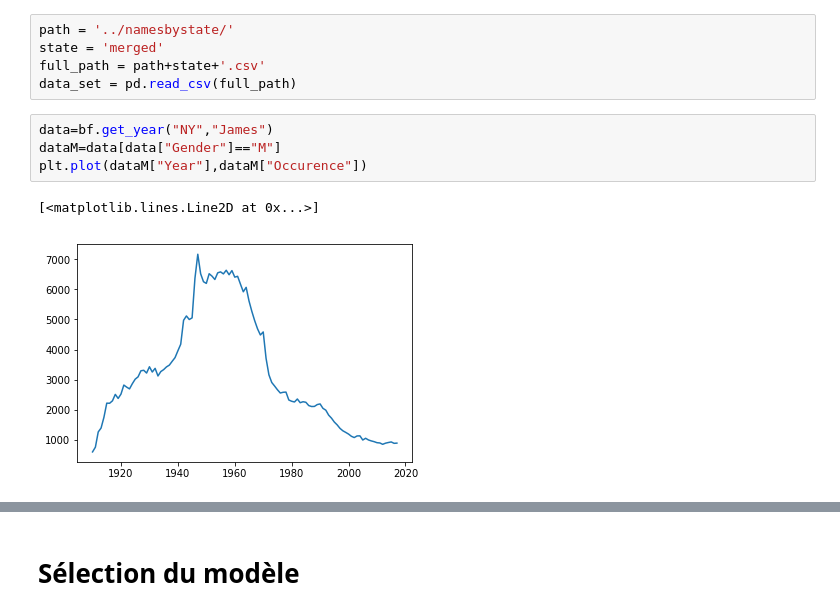
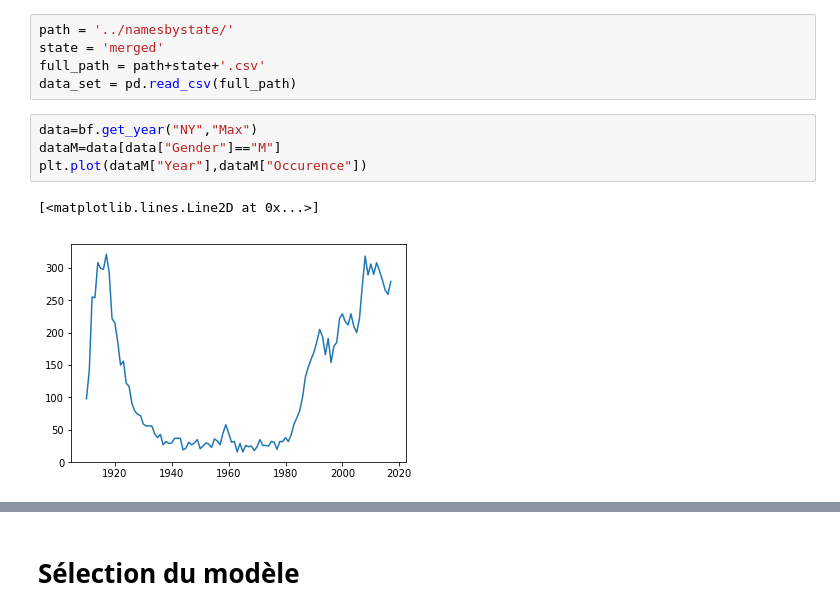
Before and after one commit to Louis-Dupont/ML_Project, a Jupyter notebook: arima.ipynb, the cells around one changed output, grey strips where cells are left out. Saved outputs shown, nothing was run; the diff lists cells and outputs as text.

```diff
--- a/arima.ipynb
+++ b/arima.ipynb
@@ -16,9 +16,9 @@ state = 'merged'
 full_path = path+state+'.csv'
 data_set = pd.read_csv(full_path)
 # %%
-data=bf.get_year("NY","James")
+data=bf.get_year("NY","Max")
 dataM=data[data["Gender"]=="M"]
 plt.plot(dataM["Year"],dataM["Occurence"])
 # %% [output]
 [<matplotlib.lines.Line2D at 0x...>]
-[figure, old version]
+[figure, new version]
```
Also changed, not shown: parts of 6 cells of this notebook.
